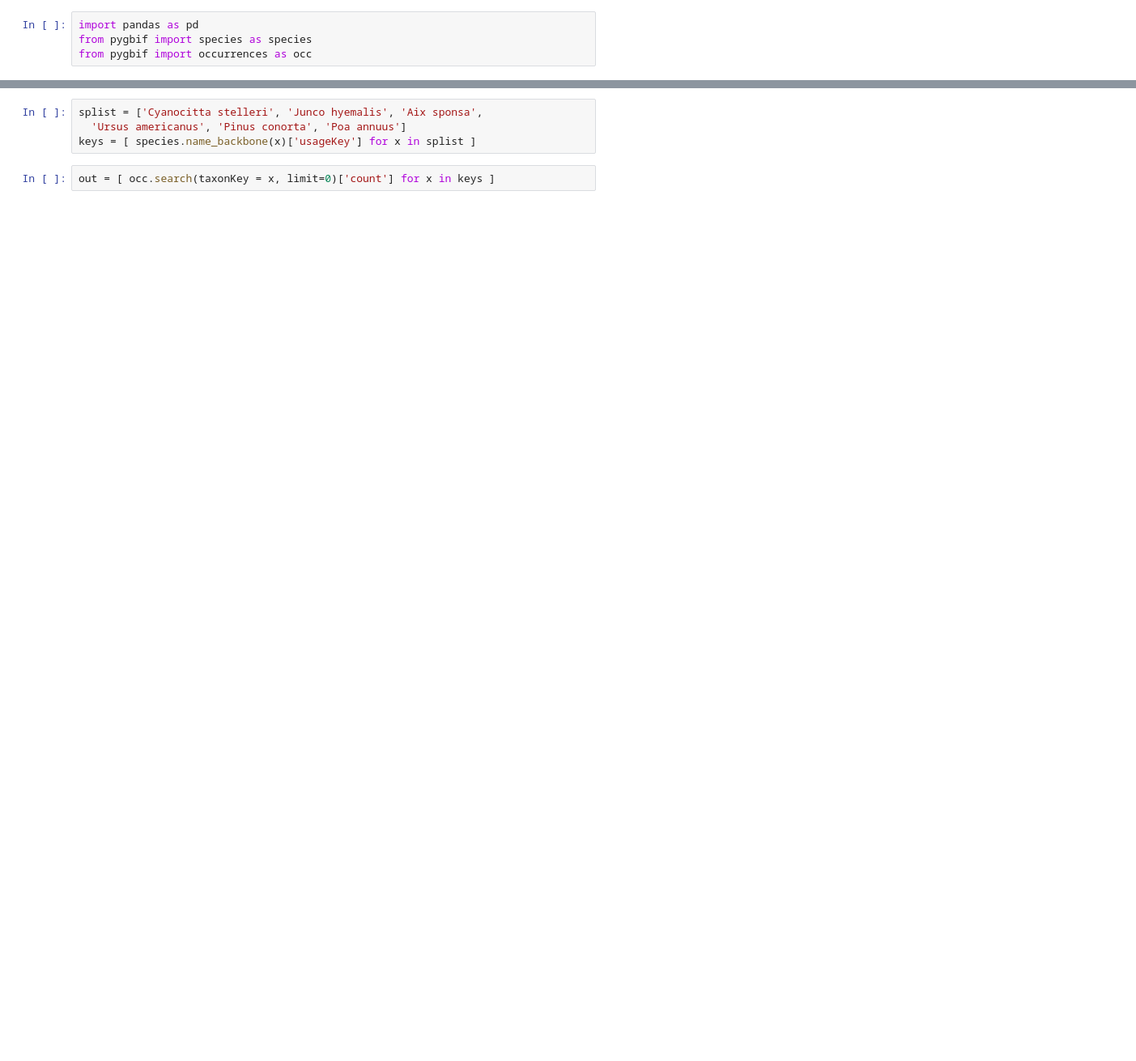
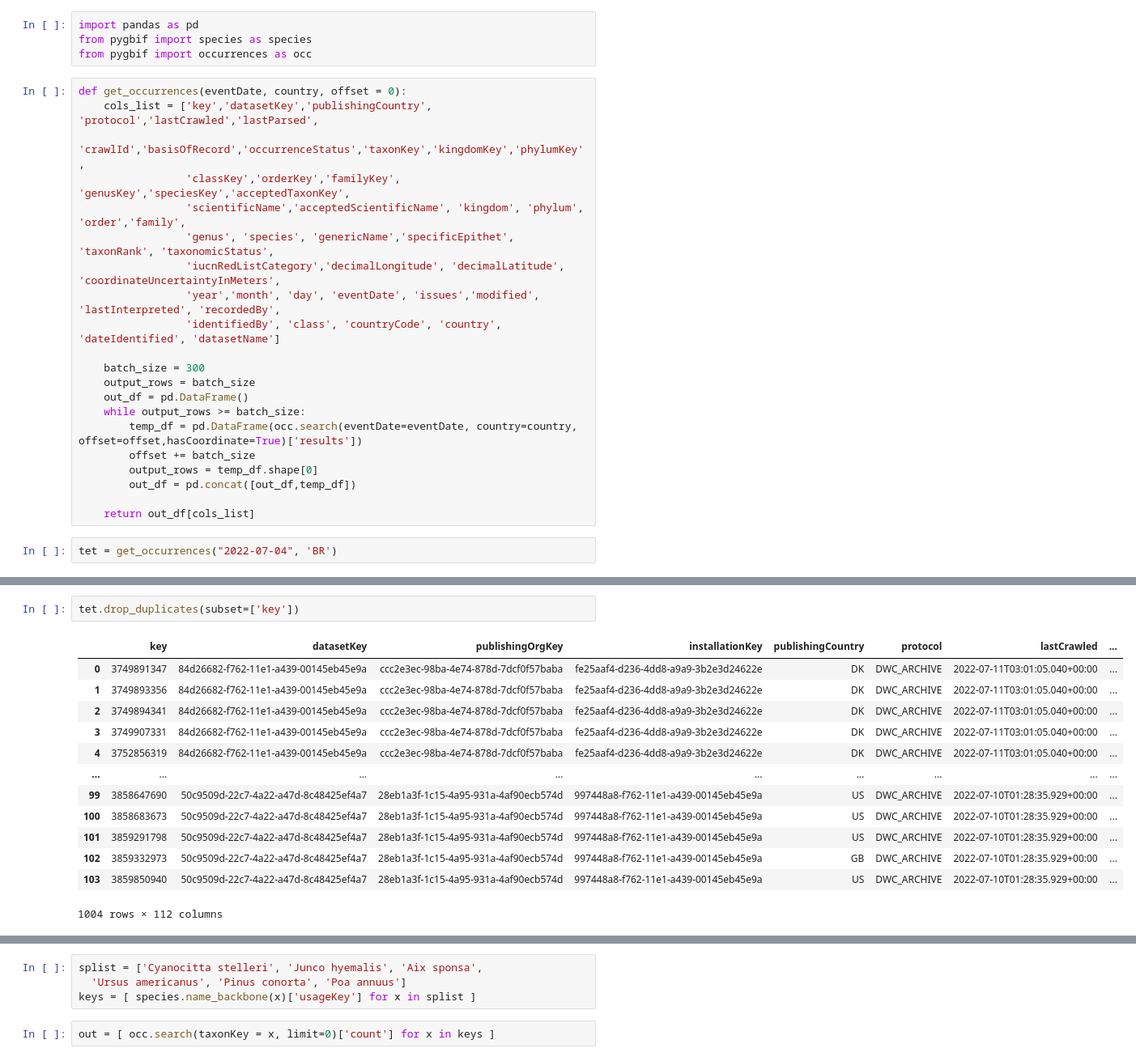
Before and after one commit to tekritesh/bio-mos, a Jupyter notebook: human_interference/gbif_python.ipynb, the cells around one changed output, grey strips where cells are left out. Shown at 81% size. Cells and saved outputs as stored; diff of their text form; blank space fills up the shorter version.

Commit message:
tests and updates to human data

```diff
--- a/human_interference/gbif_python.ipynb
+++ b/human_interference/gbif_python.ipynb
@@ -69,3 +69,26 @@
 import pandas as pd
 from pygbif import species as species
 from pygbif import occurrences as occ
+# %%
+def get_occurrences(eventDate, country, offset = 0):
+    cols_list = ['key','datasetKey','publishingCountry', 'protocol','lastCrawled','lastParsed',
+                 'crawlId','basisOfRecord','occurrenceStatus','taxonKey','kingdomKey','phylumKey',
+                 'classKey','orderKey','familyKey', 'genusKey','speciesKey','acceptedTaxonKey',
+                 'scientificName','acceptedScientificName', 'kingdom', 'phylum', 'order','family',
+                 'genus', 'species', 'genericName','specificEpithet', 'taxonRank', 'taxonomicStatus',
+                 'iucnRedListCategory','decimalLongitude', 'decimalLatitude', 'coordinateUncertaintyInMeters',
+                 'year','month', 'day', 'eventDate', 'issues','modified', 'lastInterpreted', 'recordedBy',
+                 'identifiedBy', 'class', 'countryCode', 'country', 'dateIdentified', 'datasetName']
+
+    batch_size = 300
+    output_rows = batch_size
+    out_df = pd.DataFrame()
+    while output_rows >= batch_size:
+        temp_df = pd.DataFrame(occ.search(eventDate=eventDate, country=country, offset=offset,hasCoordinate=True)['results'])
+        offset += batch_size
+        output_rows = temp_df.shape[0]
+        out_df = pd.concat([out_df,temp_df])
+
+    return out_df[cols_list]
+# %%
+tet = get_occurrences("2022-07-04", 'BR')
@@ -71,0 +115,16 @@ from pygbif import occurrences as occ
+# %%
+tet.drop_duplicates(subset=['key'])
+# %% [output]
+|  | key | datasetKey | publishingOrgKey | installationKey | publishingCountry | protocol | lastCrawled | ... |
+| 0 | 3749891347 | 84d26682-f762-11e1-a439-00145eb45e9a | ccc2e3ec-98ba-4e74-878d-7dcf0f57baba | fe25aaf4-d236-4dd8-a9a9-3b2e3d24622e | DK | DWC_ARCHIVE | 2022-07-11T03:01:05.040+00:00 | ... |
+| 1 | 3749893356 | 84d26682-f762-11e1-a439-00145eb45e9a | ccc2e3ec-98ba-4e74-878d-7dcf0f57baba | fe25aaf4-d236-4dd8-a9a9-3b2e3d24622e | DK | DWC_ARCHIVE | 2022-07-11T03:01:05.040+00:00 | ... |
+| 2 | 3749894341 | 84d26682-f762-11e1-a439-00145eb45e9a | ccc2e3ec-98ba-4e74-878d-7dcf0f57baba | fe25aaf4-d236-4dd8-a9a9-3b2e3d24622e | DK | DWC_ARCHIVE | 2022-07-11T03:01:05.040+00:00 | ... |
+| 3 | 3749907331 | 84d26682-f762-11e1-a439-00145eb45e9a | ccc2e3ec-98ba-4e74-878d-7dcf0f57baba | fe25aaf4-d236-4dd8-a9a9-3b2e3d24622e | DK | DWC_ARCHIVE | 2022-07-11T03:01:05.040+00:00 | ... |
+| 4 | 3752856319 | 84d26682-f762-11e1-a439-00145eb45e9a | ccc2e3ec-98ba-4e74-878d-7dcf0f57baba | fe25aaf4-d236-4dd8-a9a9-3b2e3d24622e | DK | DWC_ARCHIVE | 2022-07-11T03:01:05.040+00:00 | ... |
+| ... | ... | ... | ... | ... | ... | ... | ... | ... |
+| 99 | 3858647690 | 50c9509d-22c7-4a22-a47d-8c48425ef4a7 | 28eb1a3f-1c15-4a95-931a-4af90ecb574d | 997448a8-f762-11e1-a439-00145eb45e9a | US | DWC_ARCHIVE | 2022-07-10T01:28:35.929+00:00 | ... |
+| 100 | 3858683673 | 50c9509d-22c7-4a22-a47d-8c48425ef4a7 | 28eb1a3f-1c15-4a95-931a-4af90ecb574d | 997448a8-f762-11e1-a439-00145eb45e9a | US | DWC_ARCHIVE | 2022-07-10T01:28:35.929+00:00 | ... |
+| 101 | 3859291798 | 50c9509d-22c7-4a22-a47d-8c48425ef4a7 | 28eb1a3f-1c15-4a95-931a-4af90ecb574d | 997448a8-f762-11e1-a439-00145eb45e9a | US | DWC_ARCHIVE | 2022-07-10T01:28:35.929+00:00 | ... |
+| 102 | 3859332973 | 50c9509d-22c7-4a22-a47d-8c48425ef4a7 | 28eb1a3f-1c15-4a95-931a-4af90ecb574d | 997448a8-f762-11e1-a439-00145eb45e9a | GB | DWC_ARCHIVE | 2022-07-10T01:28:35.929+00:00 | ... |
+| 103 | 3859850940 | 50c9509d-22c7-4a22-a47d-8c48425ef4a7 | 28eb1a3f-1c15-4a95-931a-4af90ecb574d | 997448a8-f762-11e1-a439-00145eb45e9a | US | DWC_ARCHIVE | 2022-07-10T01:28:35.929+00:00 | ... |
+1004 rows × 112 columns
```
Also changed, not shown: parts of 4 cells of this notebook, 3 other files.
